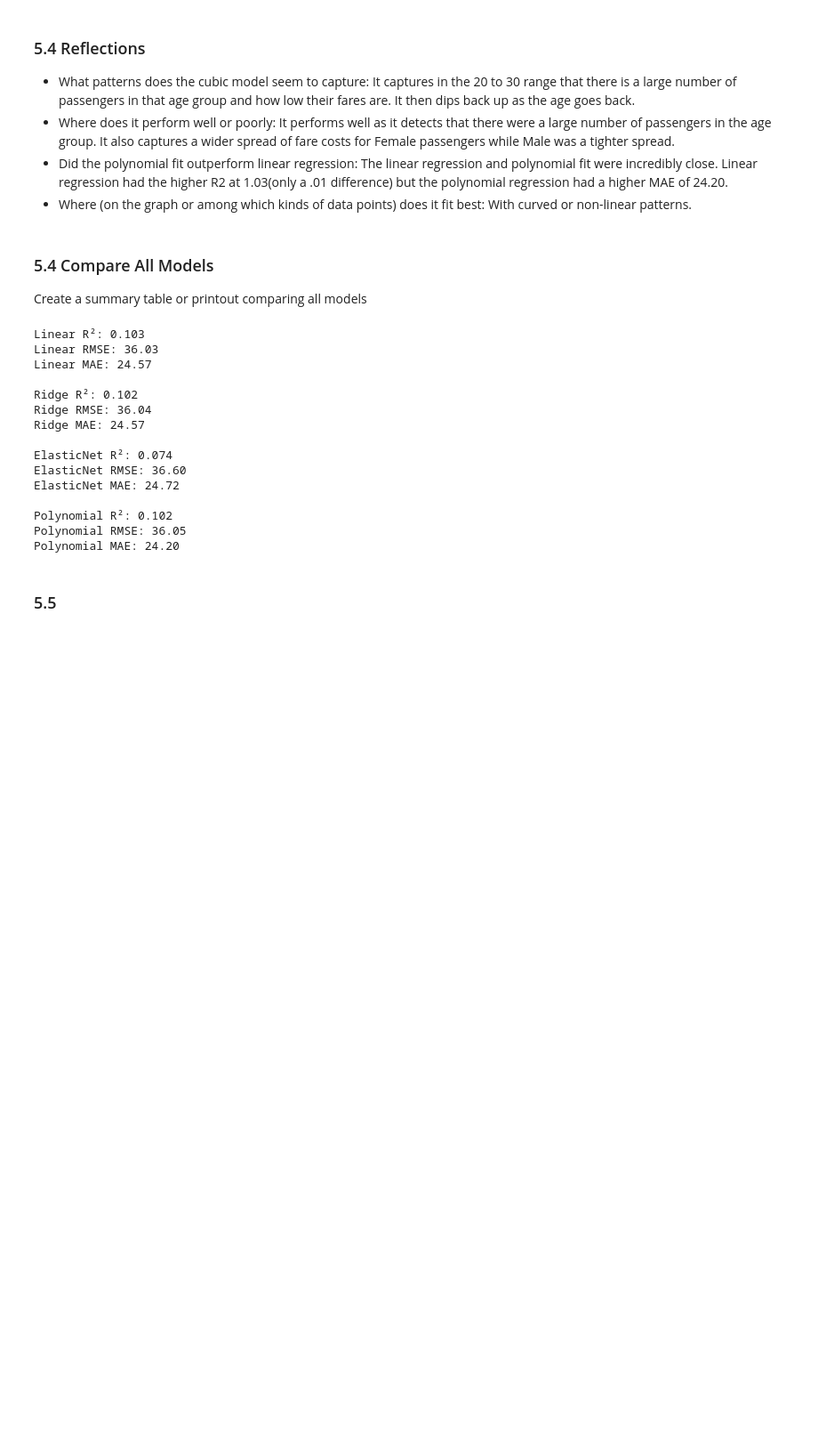
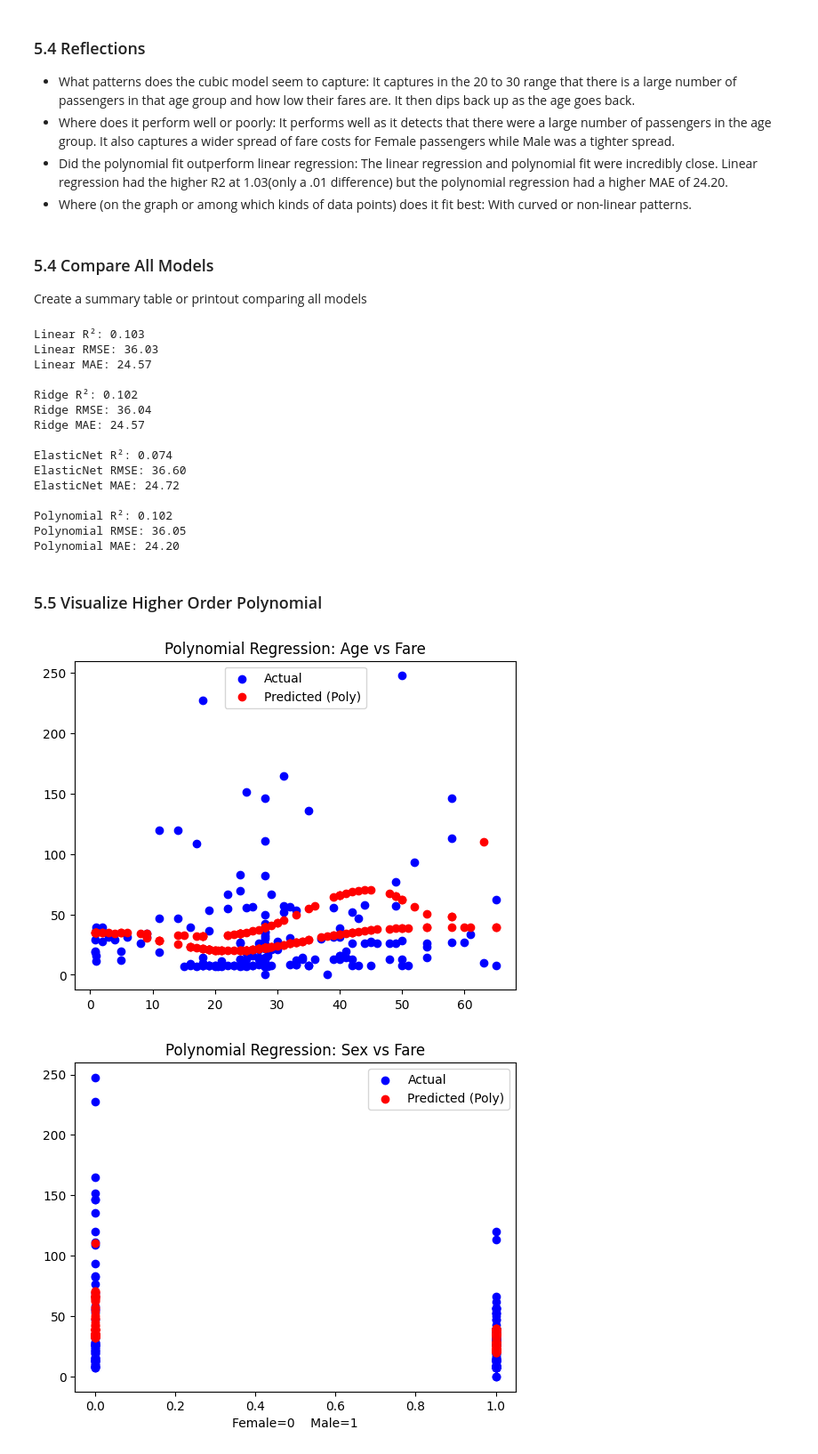
Before and after one commit to ClaytonSeabaughGH/applied-ml-seabaugh, a Jupyter notebook: lab04/ml04_seabaugh.ipynb, the cells around one changed output. Shown: that part at 89% size. Drawn from its saved outputs; the diff is of its cells as text; code cells hidden in the pictures; blank space fills up the shorter version.

```diff
--- a/lab04/ml04_seabaugh.ipynb
+++ b/lab04/ml04_seabaugh.ipynb
@@ -298,4 +300,32 @@ Polynomial R²: 0.102
 Polynomial RMSE: 36.05
 Polynomial MAE: 24.20
 # %% [markdown]
-### 5.5
+### 5.5 Visualize Higher Order Polynomial
+# %%
+# Set up the poly inputs with a higher degree than before
+poly = PolynomialFeatures(degree=8)
+X4_train_poly2 = poly.fit_transform(X4_train)
+X4_test_poly2 = poly.transform(X4_test)
+# %%
+# Use the poly inputs in the LR model
+poly_model = LinearRegression()
+poly_model.fit(X4_train_poly2, y4_train)
+y4_pred_poly2 = poly_model.predict(X4_test_poly2)
+# %%
+# Create Age vs fare scatter plot
+plt.scatter(X4_test['age'], y4_test, color='blue', label='Actual')
+plt.scatter(X4_test['age'], y4_pred_poly2, color='red', label='Predicted (Poly)')
+plt.legend()
+plt.title("Polynomial Regression: Age vs Fare")
+plt.show()
+
+# Create Sex vs Fare scatter plot
+plt.scatter(X4_test['sex_encoded'], y4_test, color='blue', label='Actual')
+plt.scatter(X4_test['sex_encoded'], y4_pred_poly2, color='red', label='Predicted (Poly)')
+plt.legend()
+plt.xlabel("Female=0    Male=1")
+plt.title("Polynomial Regression: Sex vs Fare")
+plt.show()
+# %% [output]
+[figure, added]
+[figure, added]
```
Also changed, not shown: parts of 3 cells of this notebook.
